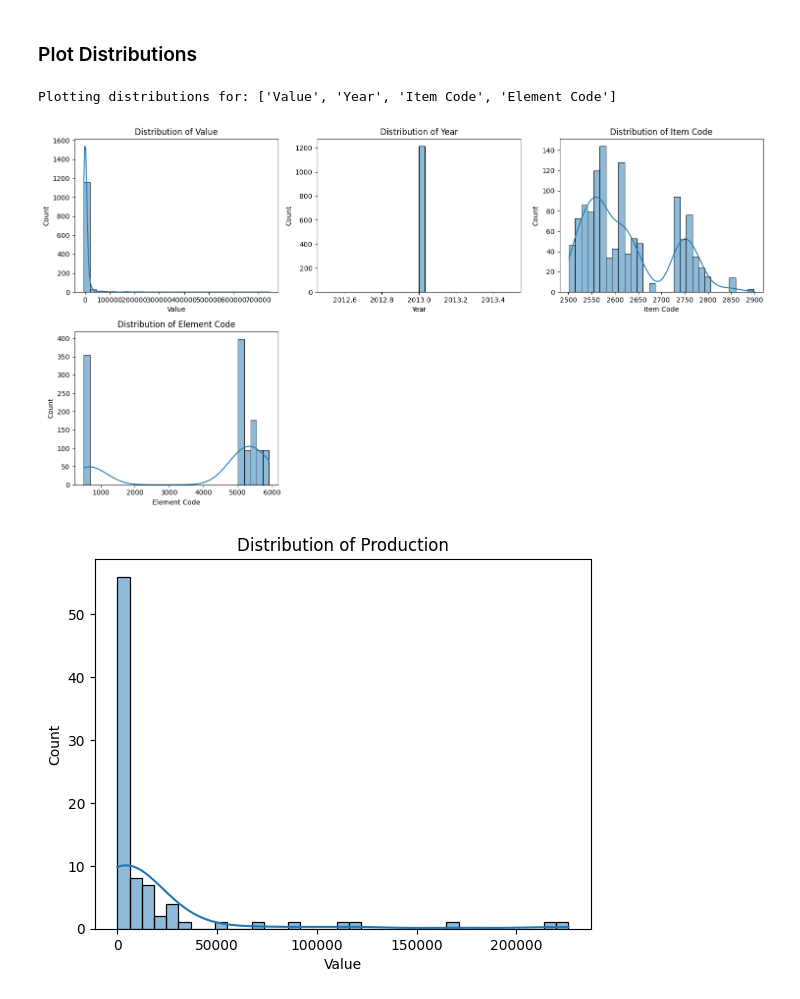
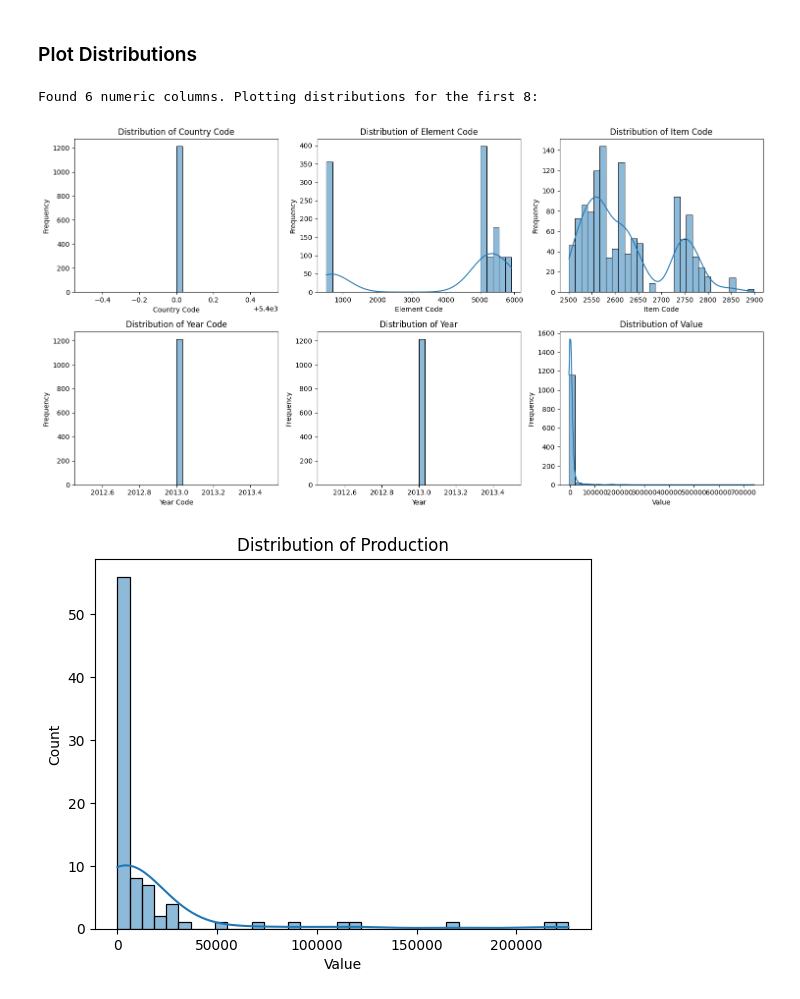
Before and after one commit to Ebuka-martins/food-sheet-prediction, a Jupyter notebook: jupyter_notebooks/DataVisualisation.ipynb, the cells around one changed output. Drawn from its saved outputs; the diff is of its cells as text; code cells hidden in the pictures.

Commit message:
update and modify app-pages and visualization page

```diff
--- a/jupyter_notebooks/DataVisualisation.ipynb
+++ b/jupyter_notebooks/DataVisualisation.ipynb
@@ -194,36 +284,57 @@ Key Insights:
 # %% [markdown]
 ### Plot Distributions
 # %%
+# Cell 5:
 %matplotlib inline
 import matplotlib.pyplot as plt
 import seaborn as sns
 
-def plot_distributions(df, columns):
-    """Plot distributions for numeric columns"""
+def plot_distributions(df, columns=None, max_cols=8):
+    """
+    Plot distributions for numeric columns
+
+    Args:
+        df (pd.DataFrame): Input DataFrame
+        columns (list, optional): List of columns to plot. If None, uses all numeric columns
+        max_cols (int): Maximum number of columns to plot to avoid overcrowding
+    """
+
+    if columns is None:
+        columns = df.select_dtypes(include=['number']).columns.tolist()
+
+
+    columns = columns[:max_cols]
+
+    if not columns:
+        print("No numeric columns available for plotting")
+        return
+
+
     n_cols = min(len(columns), 3)
     n_rows = (len(columns) + n_cols - 1) // n_cols
 
     plt.figure(figsize=(5*n_cols, 4*n_rows))
     for i, col in enumerate(columns, 1):
         plt.subplot(n_rows, n_cols, i)
         sns.histplot(df[col].dropna(), kde=True, bins=30)
         plt.title(f'Distribution of {col}')
+        plt.xlabel(col)
+        plt.ylabel('Frequency')
     plt.tight_layout()
     plt.show()
 
-# Use ACTUAL numeric columns from your DataFrame
-numeric_cols = ['Value', 'Year', 'Item Code', 'Element Code']
-available_cols = [col for col in numeric_cols if col in df.columns]
 
-if available_cols:
-    print(f"Plotting distributions for: {available_cols}")
-    plot_distributions(df, available_cols)
+numeric_cols = df.select_dtypes(include=['number']).columns.tolist()
+
+if numeric_cols:
+    print(f"Found {len(numeric_cols)} numeric columns. Plotting distributions for the first 8:")
+    plot_distributions(df, numeric_cols)
 else:
-    print("No valid numeric columns found for plotting")
-    print("All available numeric columns:", df.select_dtypes(include=['number']).columns.tolist())
+    print("No numeric columns found in the DataFrame")
+    print("Available columns:", df.columns.tolist())
 # %% [output]
-Plotting distributions for: ['Value', 'Year', 'Item Code', 'Element Code']
+Found 6 numeric columns. Plotting distributions for the first 8:
-[figure, old version]
+[figure, new version]
 # %%
 # Plot distribution of Values by specific elements
 if 'Element' in df.columns:
```
Also changed, not shown: parts of 15 cells of this notebook, 12 other files.
